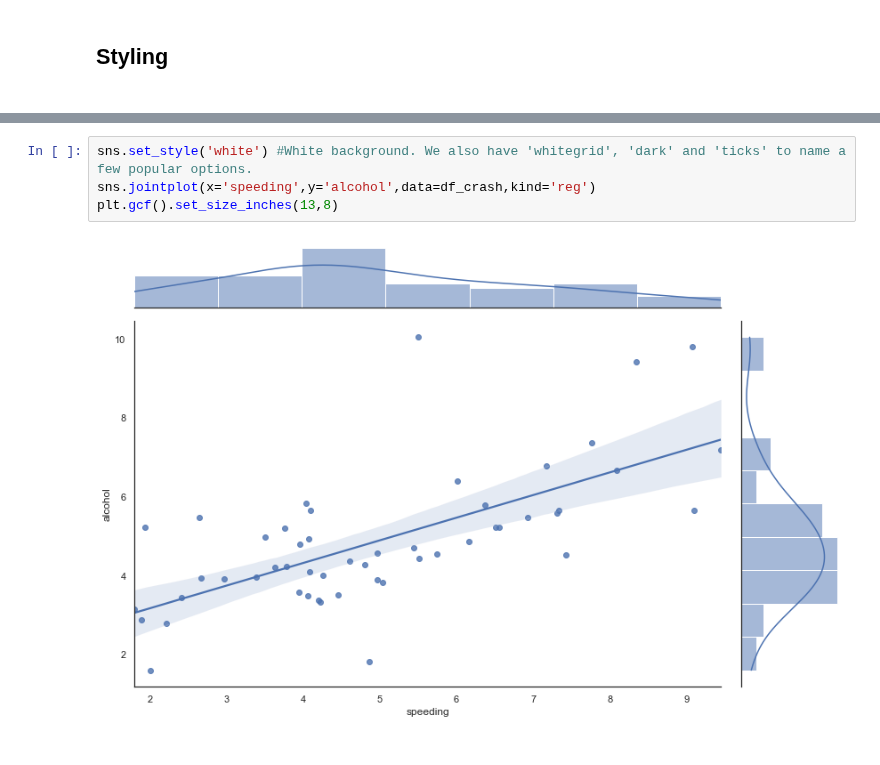
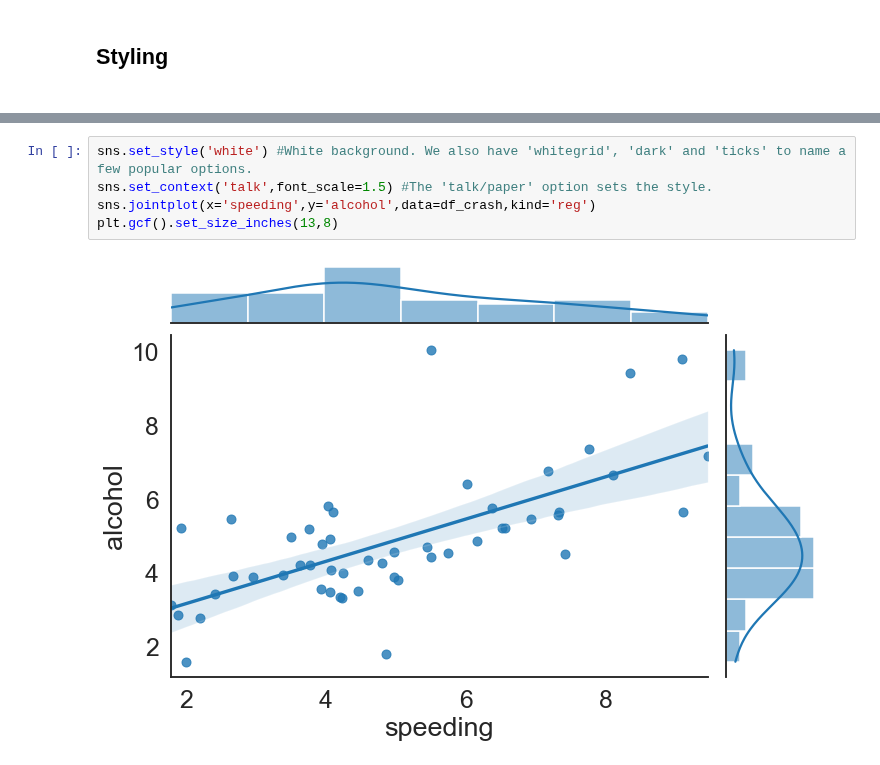
Before and after one commit to Raghav087/Python, a Jupyter notebook: Seaborn.ipynb, the cells around one changed output, grey strips where cells are left out. Saved outputs shown, nothing was run; the diff lists cells and outputs as text.

Commit message:
Made some new plots.

```diff
--- a/Seaborn.ipynb
+++ b/Seaborn.ipynb
@@ -98,6 +97,7 @@ sns.jointplot(x='speeding',y='alcohol',data=df_crash,kind='reg')
 # %%
 sns.set_style('white') #White background. We also have 'whitegrid', 'dark' and 'ticks' to name a few popular options.
+sns.set_context('talk',font_scale=1.5) #The 'talk/paper' option sets the style.
 sns.jointplot(x='speeding',y='alcohol',data=df_crash,kind='reg')
 plt.gcf().set_size_inches(13,8)
 # %% [output]
-[figure, old version]
+[figure, new version]
```
Also changed, not shown: parts of 17 cells of this notebook.
